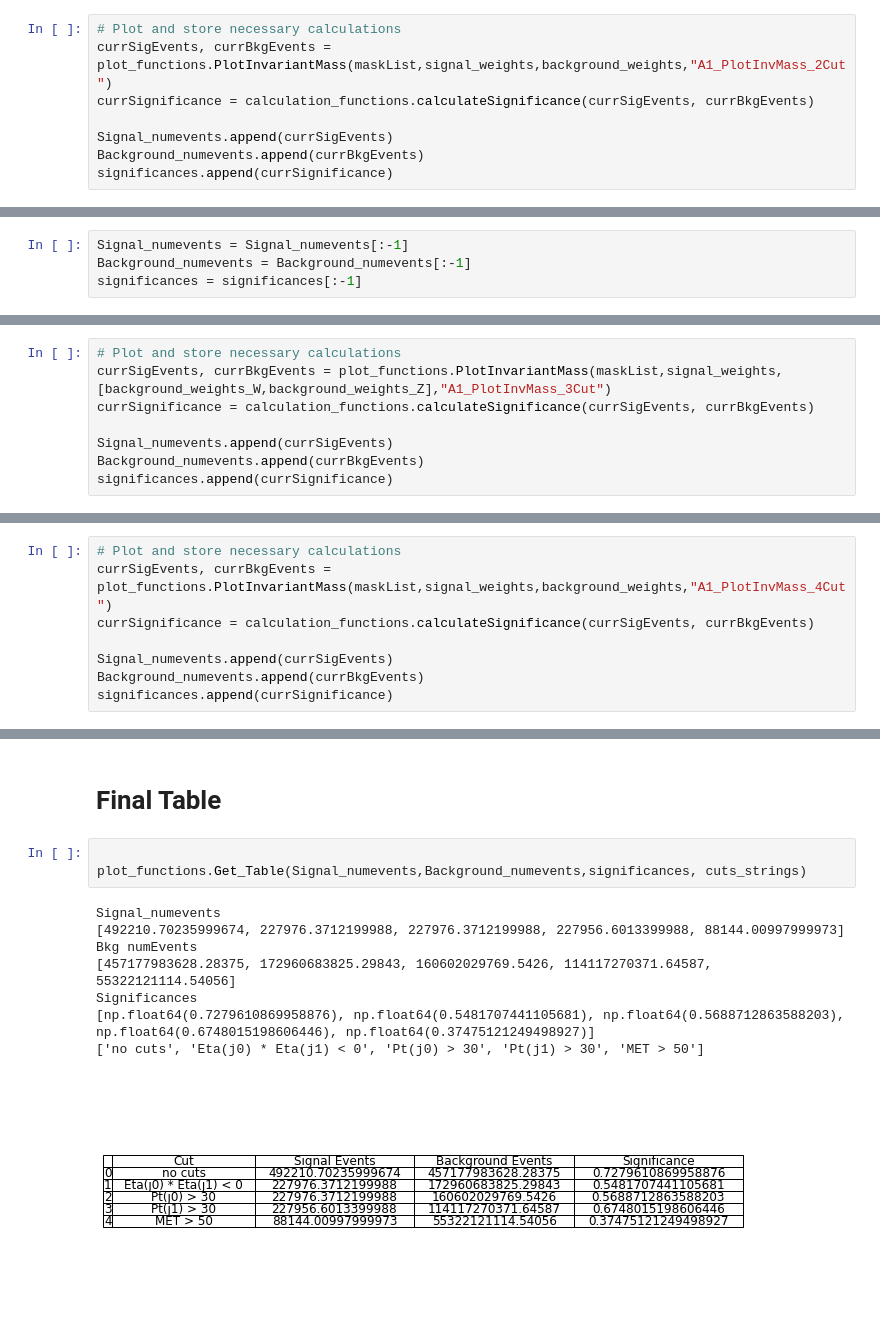
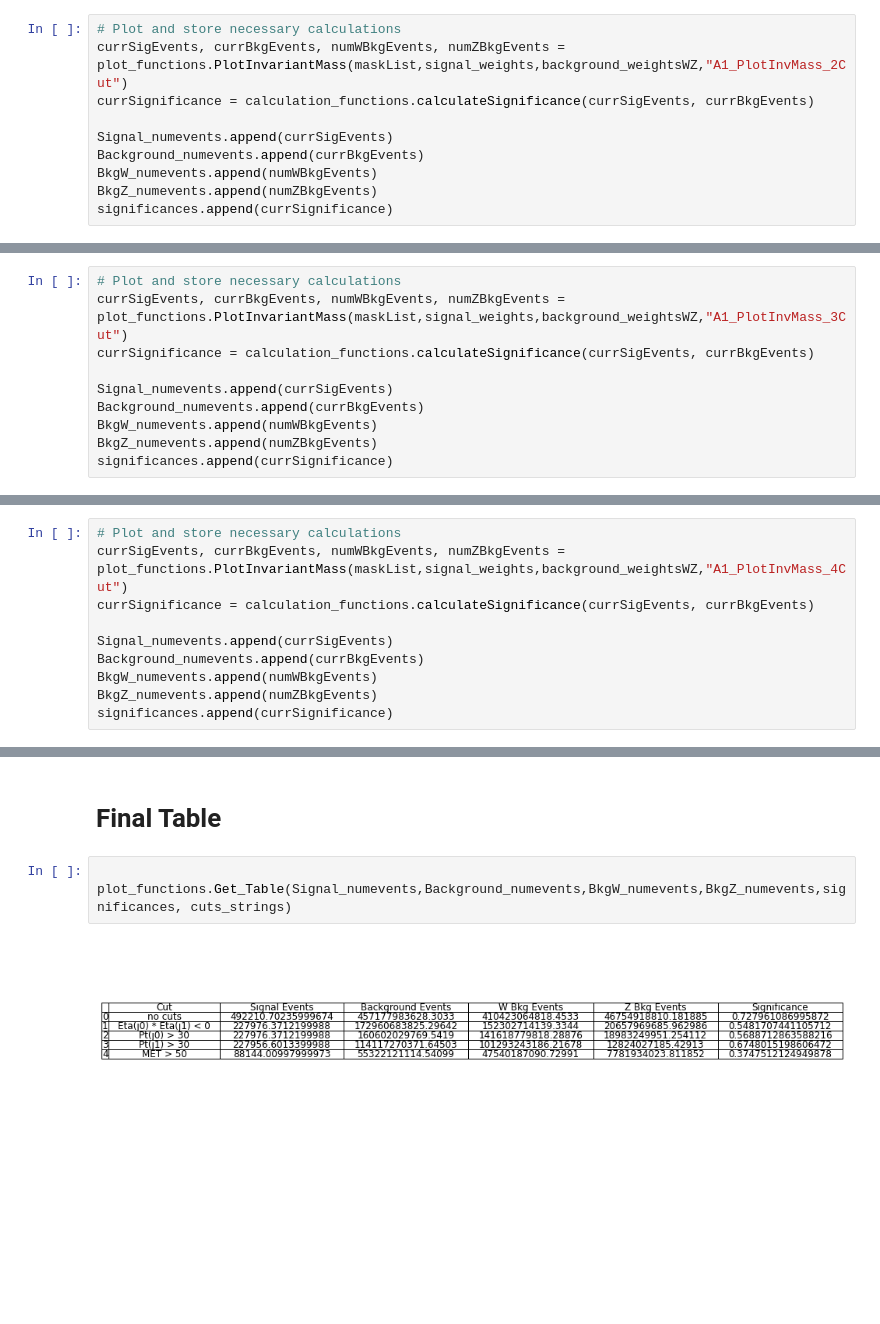
Before and after one commit to MarioPardo/VBFDM_Analysis, a Jupyter notebook: Analysis/Analysis1/Analysis1_FullAnalysis.ipynb, the cells around one changed output, grey strips where cells are left out. Drawn from its saved outputs; the diff is of its cells as text; blank space fills up the shorter version.

```diff
--- a/Analysis/Analysis1/Analysis1_FullAnalysis.ipynb
+++ b/Analysis/Analysis1/Analysis1_FullAnalysis.ipynb
@@ -219,10 +206,12 @@ maskList.append(mask_pt_j0_condition)
 cuts_strings.append("Pt(j0) > 30")
 # %%
 # Plot and store necessary calculations
-currSigEvents, currBkgEvents = plot_functions.PlotInvariantMass(maskList,signal_weights,background_weights,"A1_PlotInvMass_2Cut")
+currSigEvents, currBkgEvents, numWBkgEvents, numZBkgEvents = plot_functions.PlotInvariantMass(maskList,signal_weights,background_weightsWZ,"A1_PlotInvMass_2Cut")
 currSignificance = calculation_functions.calculateSignificance(currSigEvents, currBkgEvents)
 
 Signal_numevents.append(currSigEvents)
 Background_numevents.append(currBkgEvents)
+BkgW_numevents.append(numWBkgEvents)
+BkgZ_numevents.append(numZBkgEvents)
 significances.append(currSignificance)
 # %% [output]
@@ -238,4 +227,0 @@ Current Significances:  [np.float64(0.7279610869958876), np.float64(0.5481707441
-# %%
-Signal_numevents = Signal_numevents[:-1]
-Background_numevents = Background_numevents[:-1]
-significances = significances[:-1]
@@ -261,10 +242,12 @@ maskList.append(mask_pt_j1_condition)
 cuts_strings.append("Pt(j1) > 30")
 # %%
 # Plot and store necessary calculations
-currSigEvents, currBkgEvents = plot_functions.PlotInvariantMass(maskList,signal_weights,[background_weights_W,background_weights_Z],"A1_PlotInvMass_3Cut")
+currSigEvents, currBkgEvents, numWBkgEvents, numZBkgEvents = plot_functions.PlotInvariantMass(maskList,signal_weights,background_weightsWZ,"A1_PlotInvMass_3Cut")
 currSignificance = calculation_functions.calculateSignificance(currSigEvents, currBkgEvents)
 
 Signal_numevents.append(currSigEvents)
 Background_numevents.append(currBkgEvents)
+BkgW_numevents.append(numWBkgEvents)
+BkgZ_numevents.append(numZBkgEvents)
 significances.append(currSignificance)
 # %% [output]
@@ -296,10 +284,12 @@ maskList.append(mask_Met_condition)
 cuts_strings.append("MET > 50")
 # %%
 # Plot and store necessary calculations
-currSigEvents, currBkgEvents = plot_functions.PlotInvariantMass(maskList,signal_weights,background_weights,"A1_PlotInvMass_4Cut")
+currSigEvents, currBkgEvents, numWBkgEvents, numZBkgEvents = plot_functions.PlotInvariantMass(maskList,signal_weights,background_weightsWZ,"A1_PlotInvMass_4Cut")
 currSignificance = calculation_functions.calculateSignificance(currSigEvents, currBkgEvents)
 
 Signal_numevents.append(currSigEvents)
 Background_numevents.append(currBkgEvents)
+BkgW_numevents.append(numWBkgEvents)
+BkgZ_numevents.append(numZBkgEvents)
 significances.append(currSignificance)
 # %% [output]
@@ -308,13 +299,6 @@ significances.append(currSignificance)
 <h1> Final Table </h1>
 # %%
 
-plot_functions.Get_Table(Signal_numevents,Background_numevents,significances, cuts_strings)
+plot_functions.Get_Table(Signal_numevents,Background_numevents,BkgW_numevents,BkgZ_numevents,significances, cuts_strings)
 # %% [output]
-Signal_numevents
-[492210.70235999674, 227976.3712199988, 227976.3712199988, 227956.6013399988, 88144.00997999973]
-Bkg numEvents
-[457177983628.28375, 172960683825.29843, 160602029769.5426, 114117270371.64587, 55322121114.54056]
-Significances
-[np.float64(0.7279610869958876), np.float64(0.5481707441105681), np.float64(0.5688712863588203), np.float64(0.6748015198606446), np.float64(0.37475121249498927)]
-['no cuts', 'Eta(j0) * Eta(j1) < 0', 'Pt(j0) > 30', 'Pt(j1) > 30', 'MET > 50']
-[figure, old version]
+[figure, new version]
```
Also changed, not shown: parts of 24 cells of this notebook, 2 other files.
